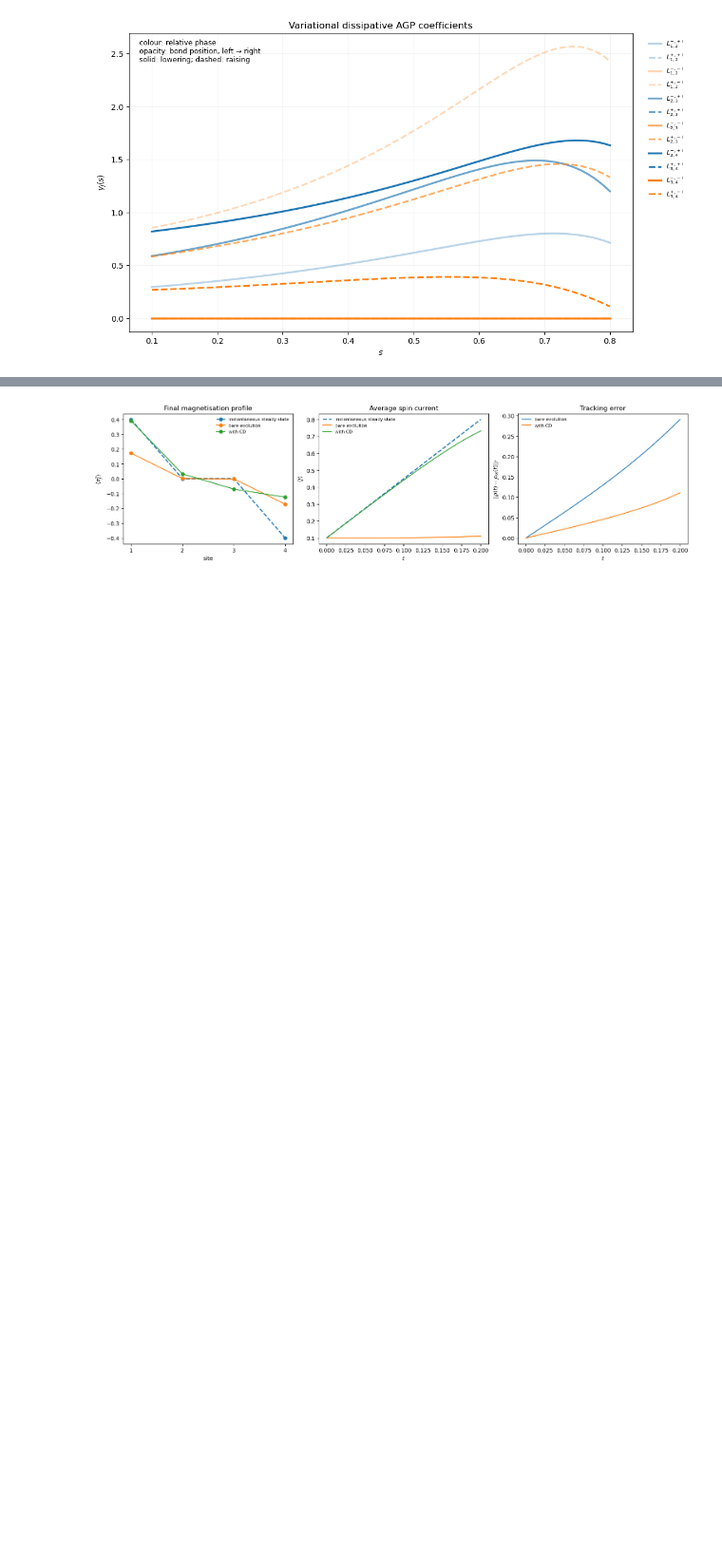
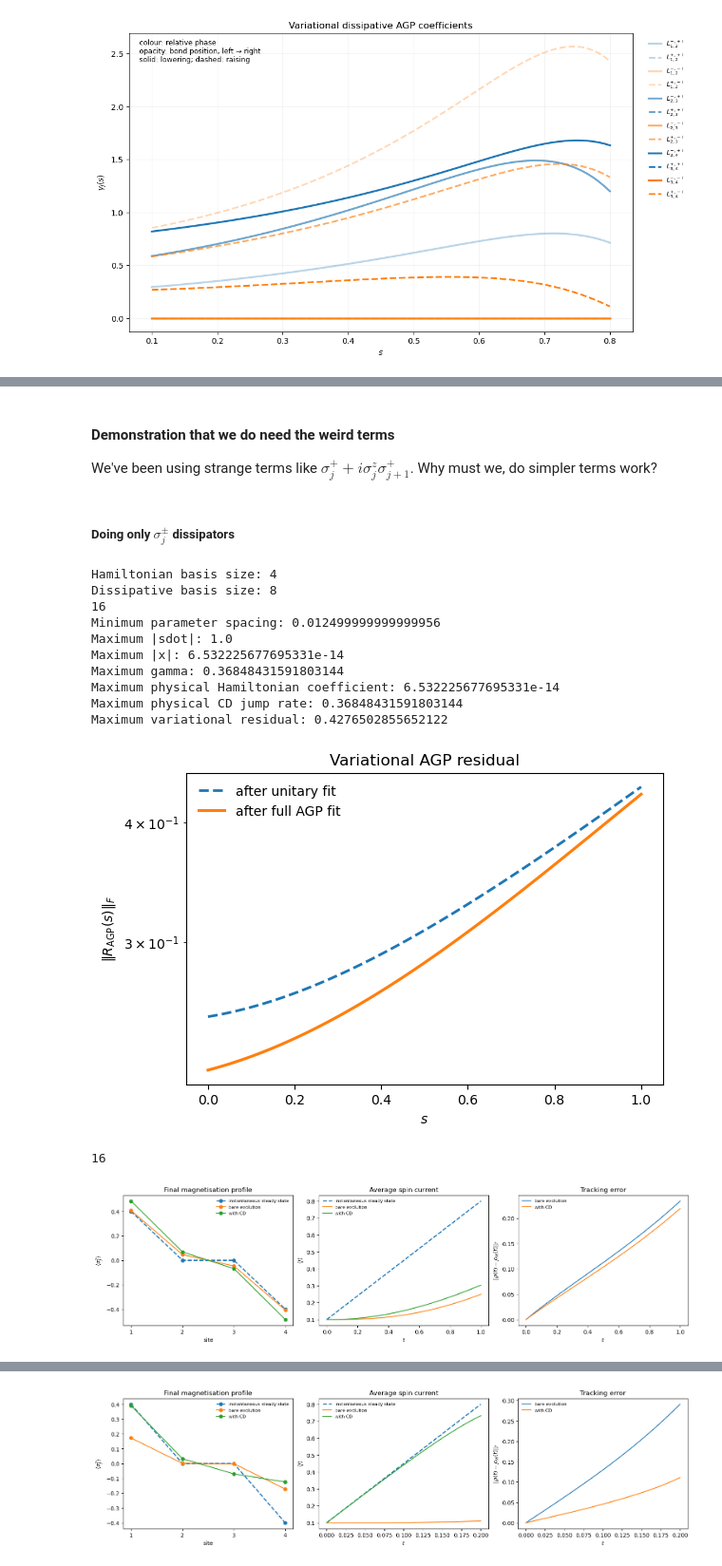
Before and after one commit to jwalkling/Driven_OQS, a Jupyter notebook: src_code/notebooks/Boundary XX Lindblad.ipynb, the cells around one changed output, grey strips where cells are left out. Shown at 95% size. Drawn from its saved outputs; the diff is of its cells as text; code cells hidden in the pictures; blank space fills up the shorter version.

```diff
--- a/src_code/notebooks/Boundary XX Lindblad.ipynb
+++ b/src_code/notebooks/Boundary XX Lindblad.ipynb
@@ -1391,0 +1453,40 @@ Maximum variational residual: 0.2708909794435173
+# %% [markdown]
+#### Demonstration that we do need the weird terms
+We've been using strange terms like $\sigma_j^+ + i\sigma_j^z \sigma^+_{j+1}$. Why must we, do simpler terms work?
+# %% [markdown]
+##### Doing only $\sigma_j^\pm$ dissipators
+# %%
+# Defining the jump operators from truncated natural modes of the chain
+jump_operators_XX = sp_ops + sm_ops
+
+
+sim = run_xx_cd_simulation(
+    L=L,
+    times=np.linspace(0, tau, 81),
+    mu_of_t=mu_of_t,
+    Gamma_of_t=Gamma_of_t,
+    jump_operators_XX=jump_operators_XX,
+)
+
+plots = plot_xx_tracking_observables(
+    sim["t"],
+    sim["rho_ss"],
+    sim["rho_bare"],
+    sim["rho_cd"],
+    sim["sz_ops"],
+    sim["current_ops"],
+)
+# %% [output]
+Hamiltonian basis size: 4
+Dissipative basis size: 8
+16
+Minimum parameter spacing: 0.012499999999999956
+Maximum |sdot|: 1.0
+Maximum |x|: 6.532225677695331e-14
+Maximum gamma: 0.36848431591803144
+Maximum physical Hamiltonian coefficient: 6.532225677695331e-14
+Maximum physical CD jump rate: 0.36848431591803144
+Maximum variational residual: 0.4276502855652122
+[figure, added]
+16
+[figure, added]
```
Also changed, not shown: parts of 12 cells of this notebook, 1 other file.
